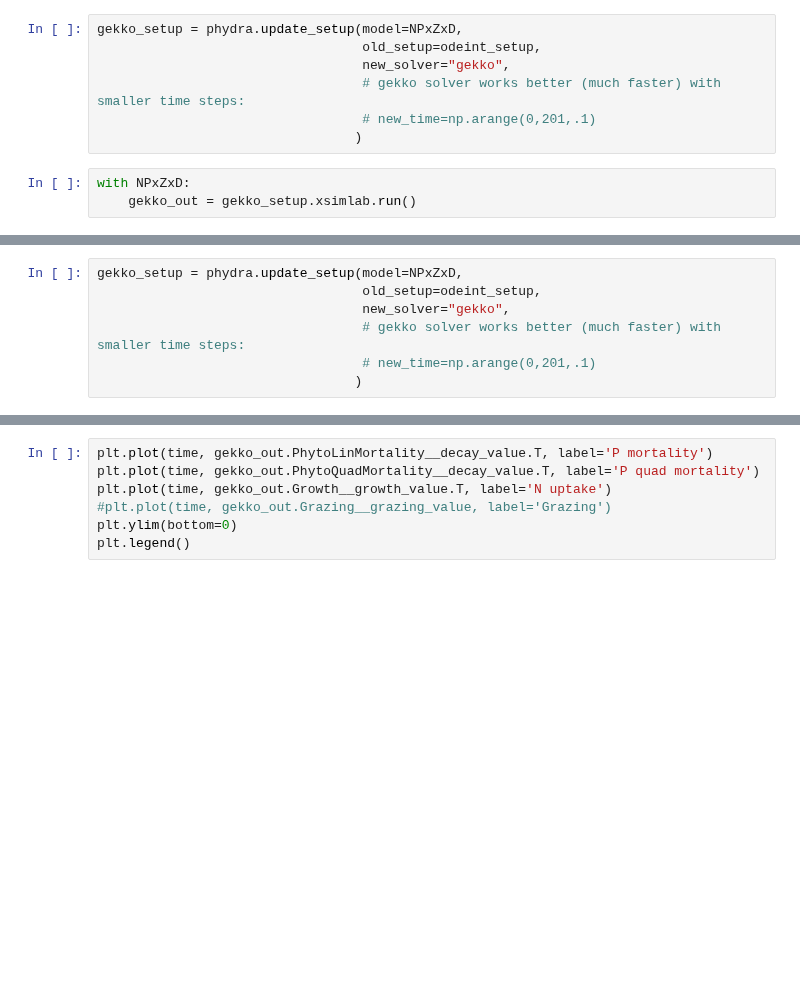
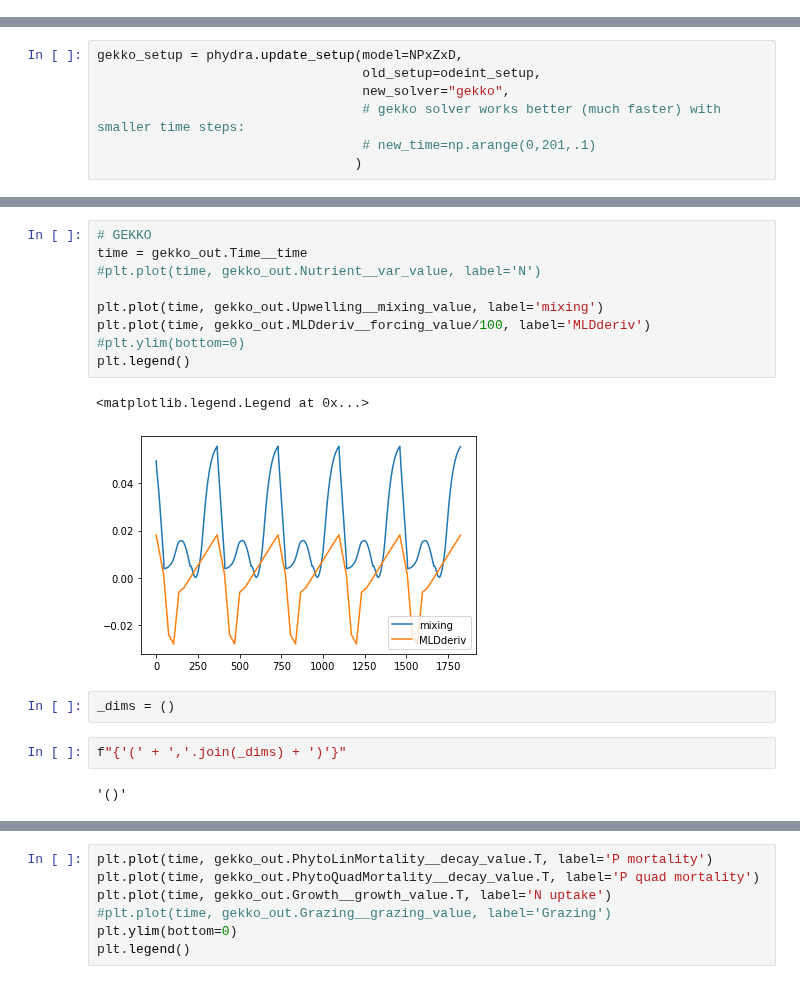
Before and after one commit to ben1post/phydra, a Jupyter notebook: prototypes/FINAL_NPxZxD_prototype.ipynb, the cells around one changed output, grey strips where cells are left out. Cells and saved outputs as stored; diff of their text form; blank space fills up the shorter version.

Commit message:
added full support for solvers of NPxZxD model
still a bit hacky though, and code needs cleaning up

```diff
--- a/prototypes/FINAL_NPxZxD_prototype.ipynb
+++ b/prototypes/FINAL_NPxZxD_prototype.ipynb
@@ -261,13 +192,3 @@ odeint_setup = phydra.setup('odeint', NPxZxD,
             },
             output_vars="ALL"
             )
-# %%
-gekko_setup = phydra.update_setup(model=NPxZxD,
-                                  old_setup=odeint_setup,
-                                  new_solver="gekko",
-                                  # gekko solver works better (much faster) with smaller time steps:
-                                  # new_time=np.arange(0,201,.1)
-                                 )
-# %%
-with NPxZxD:
-    gekko_out = gekko_setup.xsimlab.run()
@@ -494,0 +381,18 @@ plt.legend()
+# %%
+# GEKKO
+time = gekko_out.Time__time
+#plt.plot(time, gekko_out.Nutrient__var_value, label='N')
+
+plt.plot(time, gekko_out.Upwelling__mixing_value, label='mixing')
+plt.plot(time, gekko_out.MLDderiv__forcing_value/100, label='MLDderiv')
+#plt.ylim(bottom=0)
+plt.legend()
+# %% [output]
+<matplotlib.legend.Legend at 0x...>
+[figure, added]
+# %%
+_dims = ()
+# %%
+f"{'(' + ','.join(_dims) + ')'}"
+# %% [output]
+'()'
```
Also changed, not shown: parts of 49 cells of this notebook, 6 other files.
